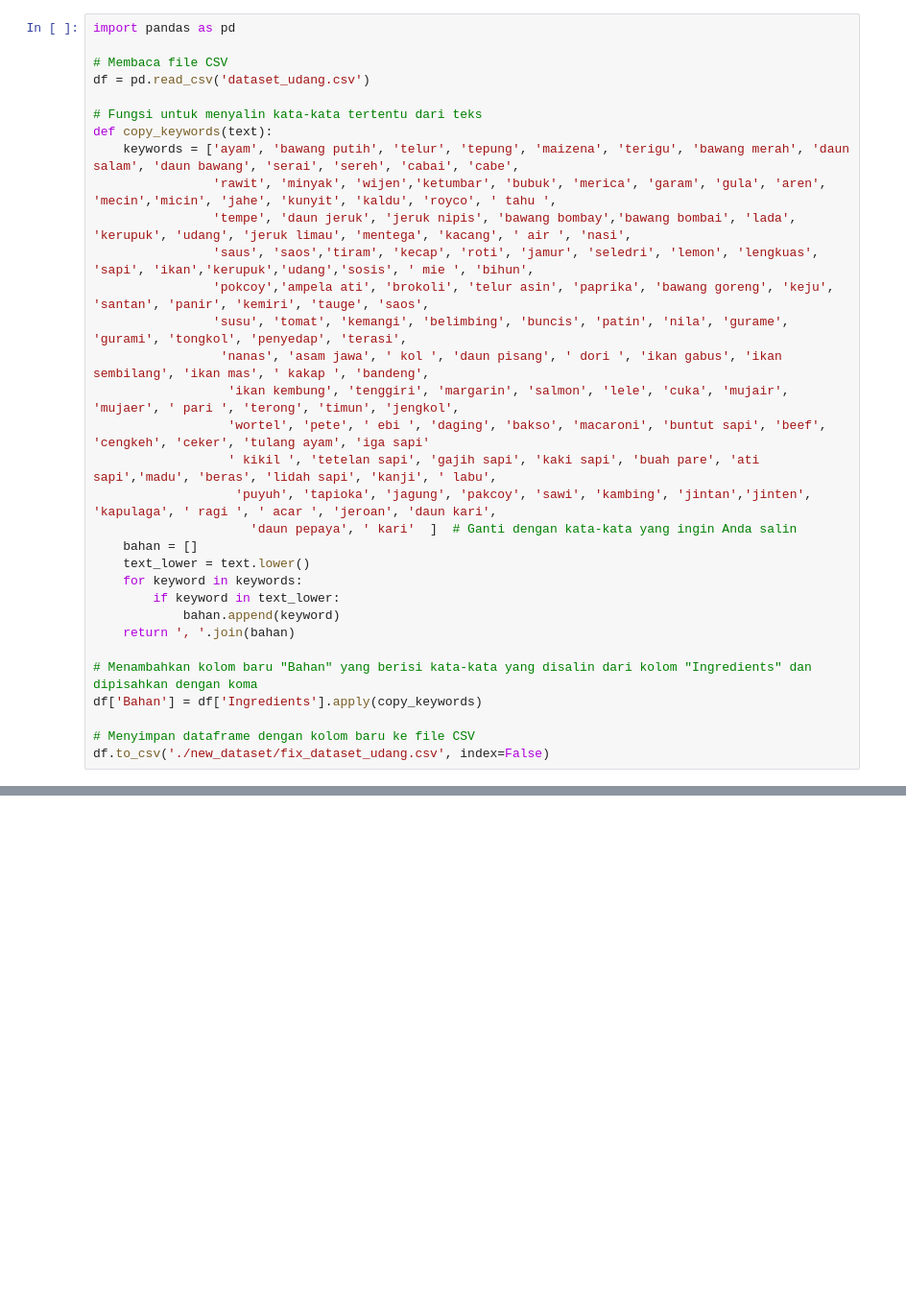
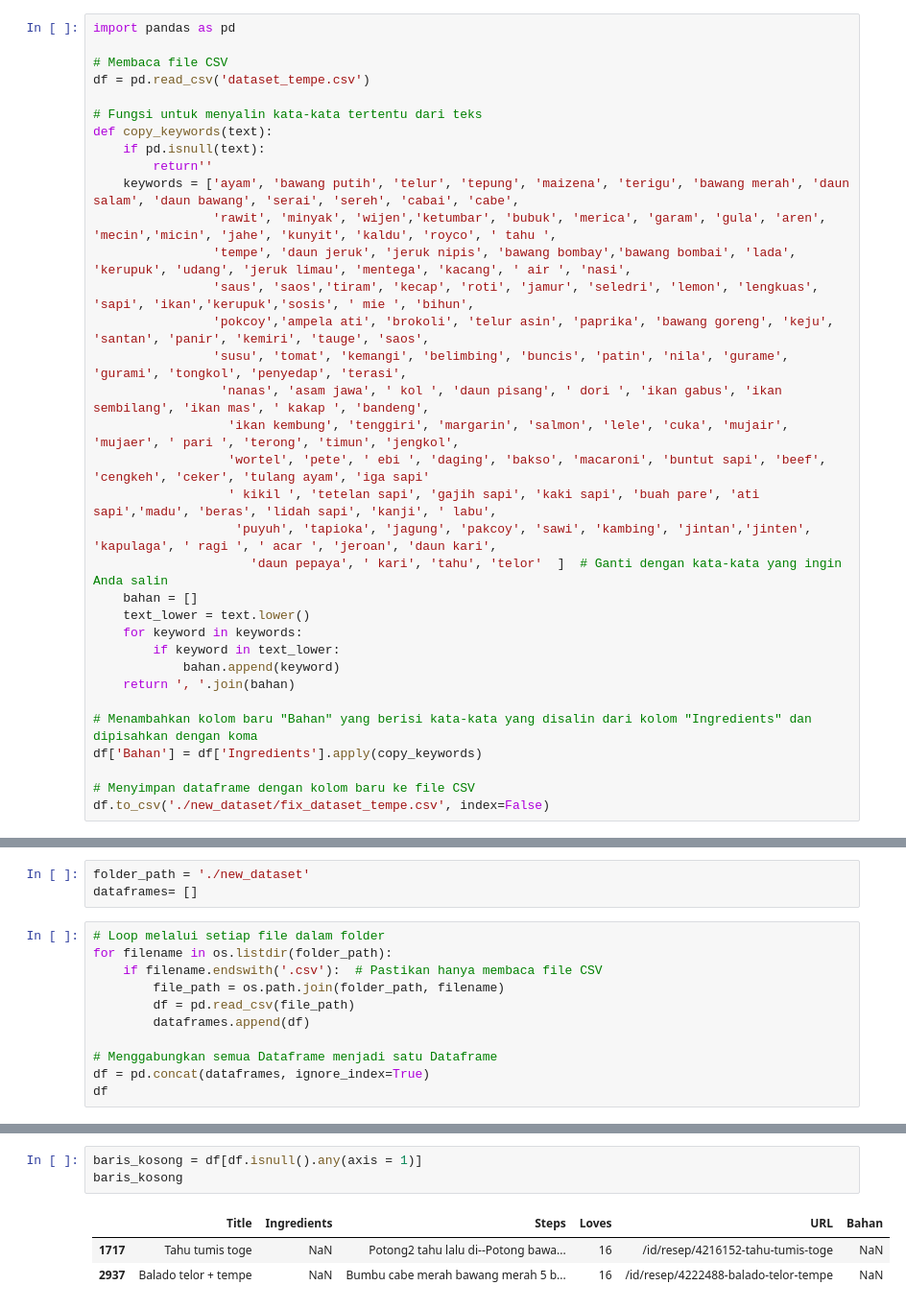
Before and after one commit to tio-ngr/remara-project, a Jupyter notebook: copy_text.ipynb, the cells around one changed output, grey strips where cells are left out. Shown at 96% size. Saved outputs shown, nothing was run; the diff lists cells and outputs as text; blank space fills up the shorter version.

```diff
--- a/copy_text.ipynb
+++ b/copy_text.ipynb
@@ -2,14 +2,16 @@
 import pandas as pd
 
 # Membaca file CSV
-df = pd.read_csv('dataset_udang.csv')
+df = pd.read_csv('dataset_tempe.csv')
 
 # Fungsi untuk menyalin kata-kata tertentu dari teks
 def copy_keywords(text):
+    if pd.isnull(text):
+        return''
     keywords = ['ayam', 'bawang putih', 'telur', 'tepung', 'maizena', 'terigu', 'bawang merah', 'daun salam', 'daun bawang', 'serai', 'sereh', 'cabai', 'cabe',
                 'rawit', 'minyak', 'wijen','ketumbar', 'bubuk', 'merica', 'garam', 'gula', 'aren', 'mecin','micin', 'jahe', 'kunyit', 'kaldu', 'royco', ' tahu ',
                 'tempe', 'daun jeruk', 'jeruk nipis', 'bawang bombay','bawang bombai', 'lada', 'kerupuk', 'udang', 'jeruk limau', 'mentega', 'kacang', ' air ', 'nasi',
-                'saus', 'saos','tiram', 'kecap', 'roti', 'jamur', 'seledri', 'lemon', 'lengkuas', 'sapi', 'ikan','kerupuk','udang','sosis', ' mie ', 'bihun',
+                'saus', 'saos','tiram', 'kecap', 'roti', 'jamur', 'seledri', 'lemon', 'lengkuas', 'sapi', 'ikan','kerupuk','sosis', ' mie ', 'bihun',
                 'pokcoy','ampela ati', 'brokoli', 'telur asin', 'paprika', 'bawang goreng', 'keju', 'santan', 'panir', 'kemiri', 'tauge', 'saos',
                 'susu', 'tomat', 'kemangi', 'belimbing', 'buncis', 'patin', 'nila', 'gurame', 'gurami', 'tongkol', 'penyedap', 'terasi',
                  'nanas', 'asam jawa', ' kol ', 'daun pisang', ' dori ', 'ikan gabus', 'ikan sembilang', 'ikan mas', ' kakap ', 'bandeng',
@@ -17,7 +19,7 @@ def copy_keywords(text):
                   'wortel', 'pete', ' ebi ', 'daging', 'bakso', 'macaroni', 'buntut sapi', 'beef', 'cengkeh', 'ceker', 'tulang ayam', 'iga sapi'
                   ' kikil ', 'tetelan sapi', 'gajih sapi', 'kaki sapi', 'buah pare', 'ati sapi','madu', 'beras', 'lidah sapi', 'kanji', ' labu',
                    'puyuh', 'tapioka', 'jagung', 'pakcoy', 'sawi', 'kambing', 'jintan','jinten', 'kapulaga', ' ragi ', ' acar ', 'jeroan', 'daun kari',
-                     'daun pepaya', ' kari'  ]  # Ganti dengan kata-kata yang ingin Anda salin
+                     'daun pepaya', ' kari', 'tahu', 'telor'  ]  # Ganti dengan kata-kata yang ingin Anda salin
     bahan = []
     text_lower = text.lower()
     for keyword in keywords:
@@ -29,4 +31,4 @@ def copy_keywords(text):
 df['Bahan'] = df['Ingredients'].apply(copy_keywords)
 
 # Menyimpan dataframe dengan kolom baru ke file CSV
-df.to_csv('./new_dataset/fix_dataset_udang.csv', index=False)
+df.to_csv('./new_dataset/fix_dataset_tempe.csv', index=False)
@@ -32,0 +37,14 @@ df.to_csv('./new_dataset/fix_dataset_udang.csv', index=False)
+# %%
+folder_path = './new_dataset'
+dataframes= []
+# %%
+# Loop melalui setiap file dalam folder
+for filename in os.listdir(folder_path):
+    if filename.endswith('.csv'):  # Pastikan hanya membaca file CSV
+        file_path = os.path.join(folder_path, filename)
+        df = pd.read_csv(file_path)
+        dataframes.append(df)
+
+# Menggabungkan semua Dataframe menjadi satu Dataframe
+df = pd.concat(dataframes, ignore_index=True)
+df
@@ -32,0 +81,7 @@ df.to_csv('./new_dataset/fix_dataset_udang.csv', index=False)
+# %%
+baris_kosong = df[df.isnull().any(axis = 1)]
+baris_kosong
+# %% [output]
+|  | Title | Ingredients | Steps | Loves | URL | Bahan |
+| 1717 | Tahu tumis toge | NaN | Potong2 tahu lalu di--Potong bawa... | 16 | /id/resep/4216152-tahu-tumis-toge | NaN |
+| 2937 | Balado telor + tempe | NaN | Bumbu cabe merah bawang merah 5 b... | 16 | /id/resep/4222488-balado-telor-tempe | NaN |
```
Also changed, not shown: parts of 11 cells of this notebook.
